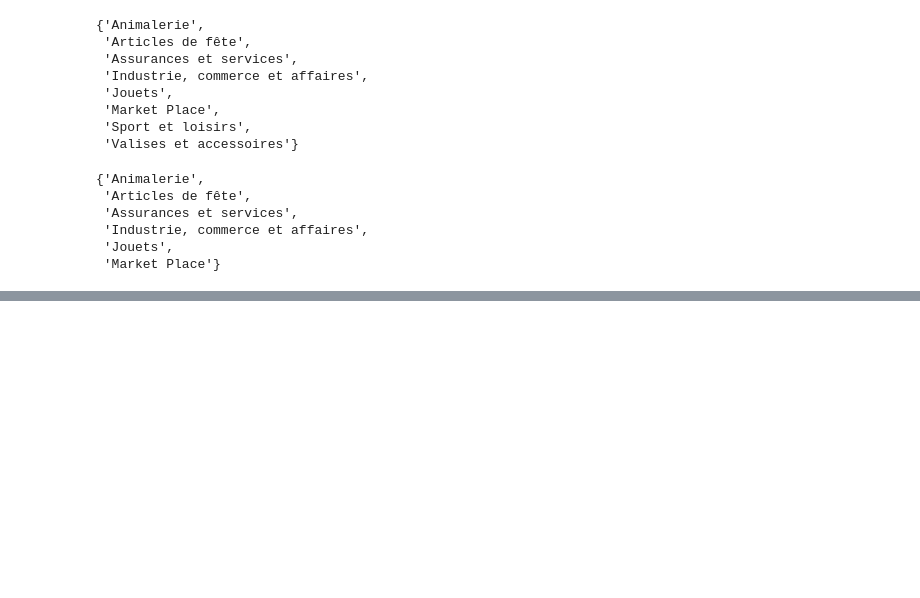
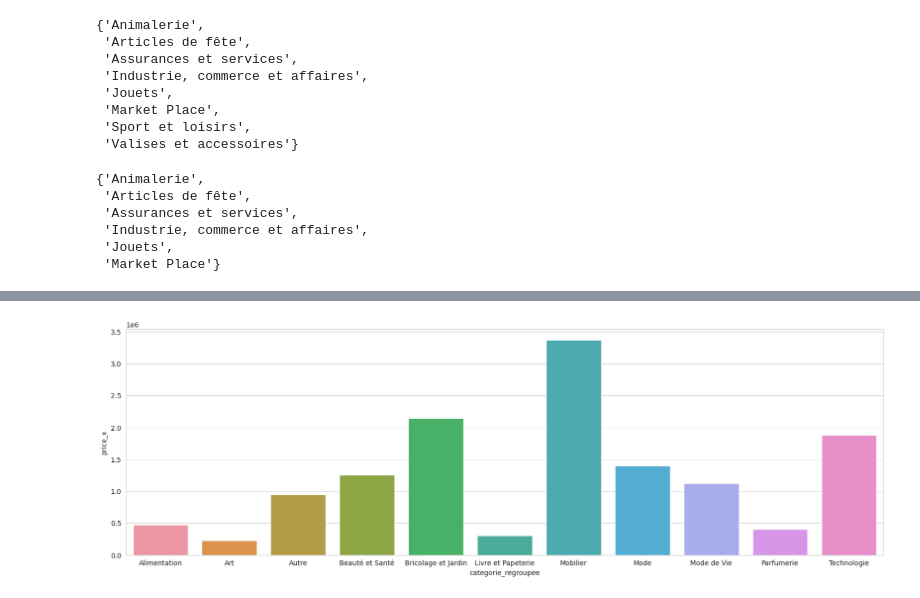
Before and after one commit to kamelben9/Brief-Clustering, a Jupyter notebook: analys2.ipynb, the cells around one changed output, grey strips where cells are left out. Cells and saved outputs as stored; diff of their text form; code cells hidden in the pictures; blank space fills up the shorter version.

```diff
--- a/analys2.ipynb
+++ b/analys2.ipynb
@@ -586,0 +596,12 @@ data2.head()
+# %%
+sns.set_style("whitegrid")
+sns.barplot(x= meilleur_secteur.categorie_regroupee , y = meilleur_secteur.price_x)
+
+# Définissez la taille du graphique en pouces
+figure = plt.gcf()
+figure.set_size_inches(20, 6)
+
+# Affichez le graphique
+plt.show()
+# %% [output]
+[figure, added]
```
Also changed, not shown: parts of 53 cells of this notebook, 6 other files.
